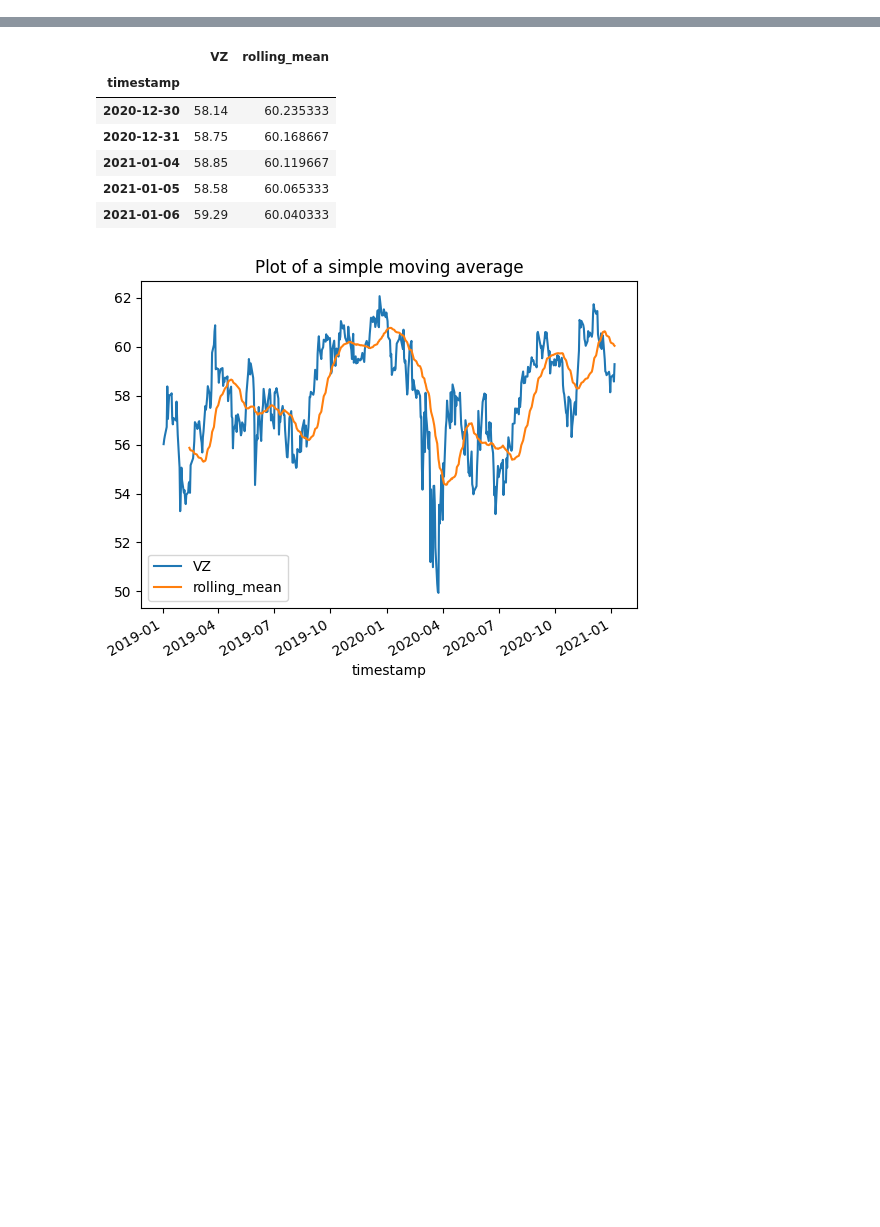
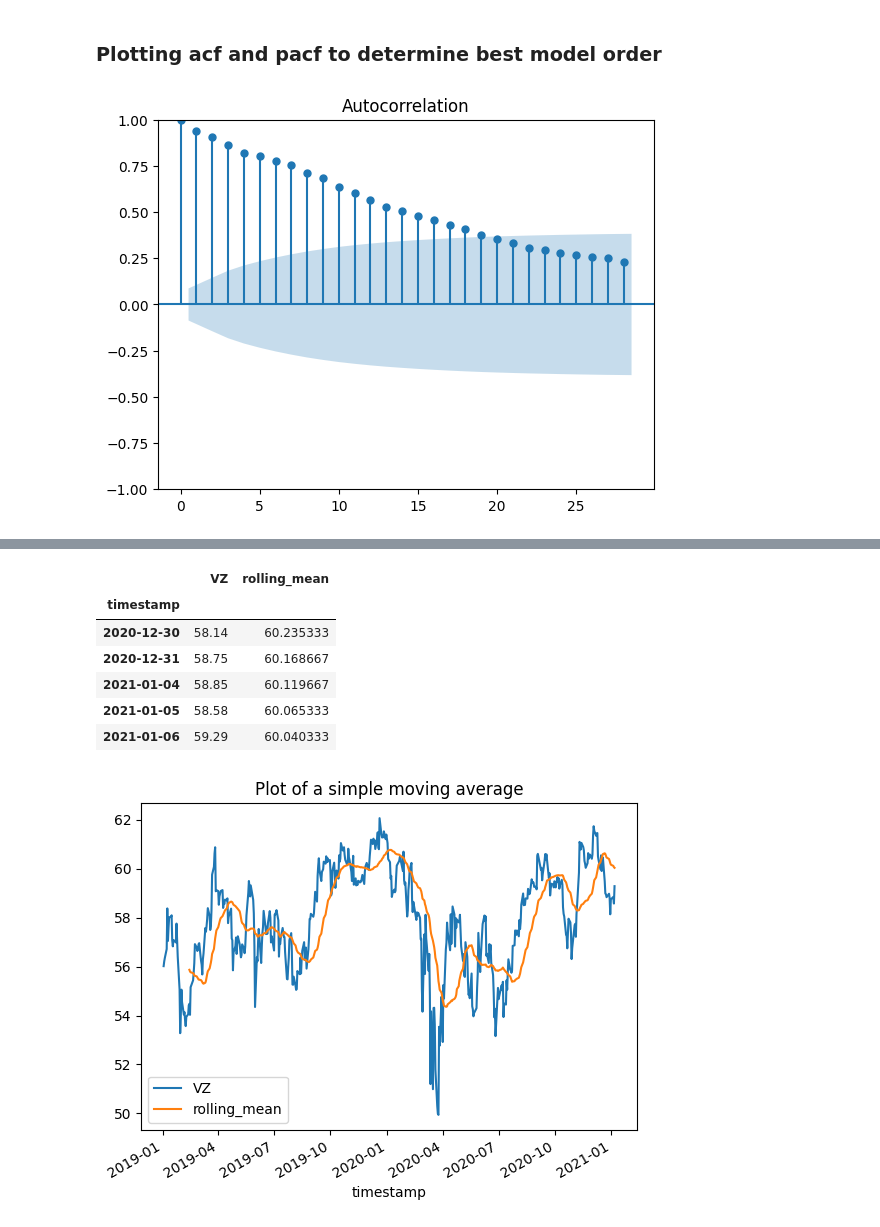
Before and after one commit to pallabee/Time-Series-for-Stock-Price-Prediction, a Jupyter notebook: modelling/traditional models/moving_average.ipynb, the cells around one changed output, grey strips where cells are left out. Saved outputs shown, nothing was run; the diff lists cells and outputs as text; code cells hidden in the pictures; blank space fills up the shorter version.

```diff
--- a/modelling/traditional models/moving_average.ipynb
+++ b/modelling/traditional models/moving_average.ipynb
@@ -10,3 +11,9 @@ import warnings
 warnings.filterwarnings('ignore')
 # %%
 ds = data_analysis.dataset
+# %% [markdown]
+### Plotting acf and pacf to determine best model order
+# %%
+plot_acf(ds['VZ']);
+# %% [output]
+[figure, added]
```
Also changed, not shown: parts of 6 cells of this notebook.
